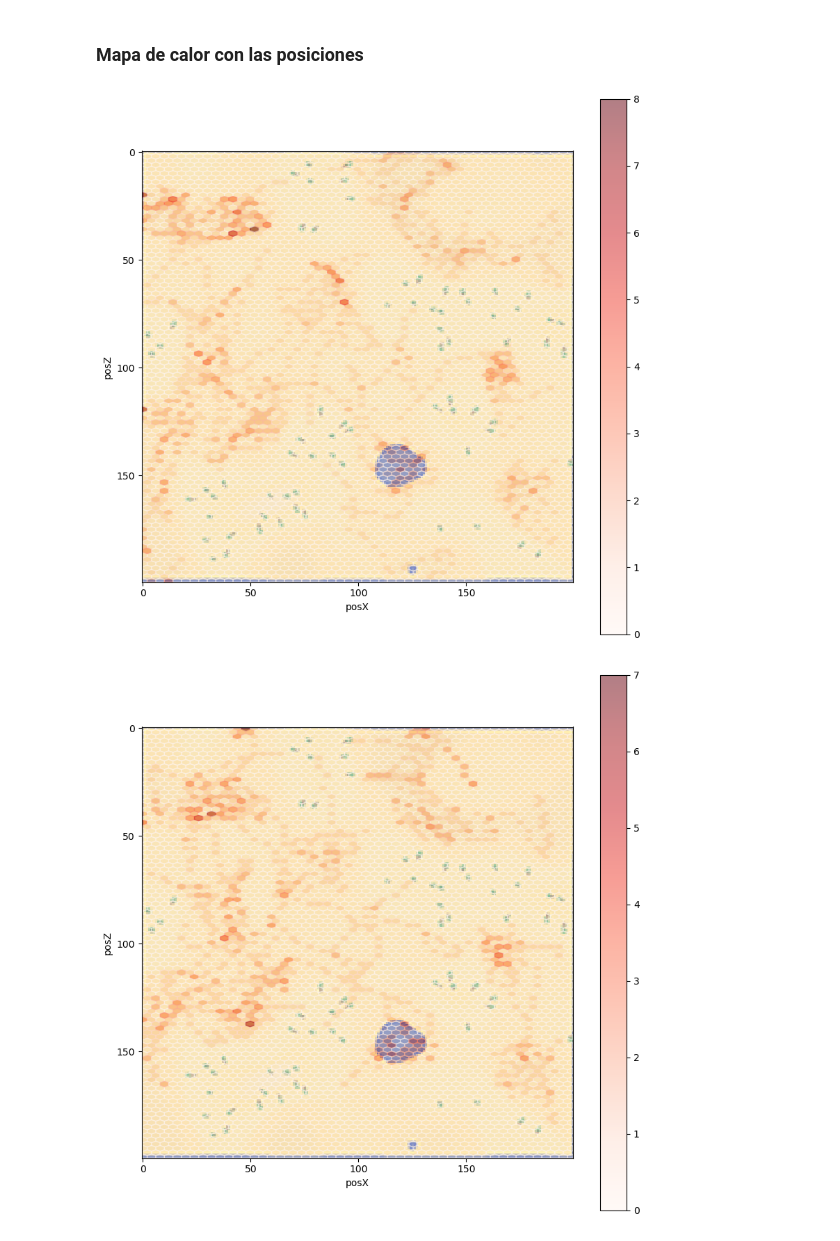
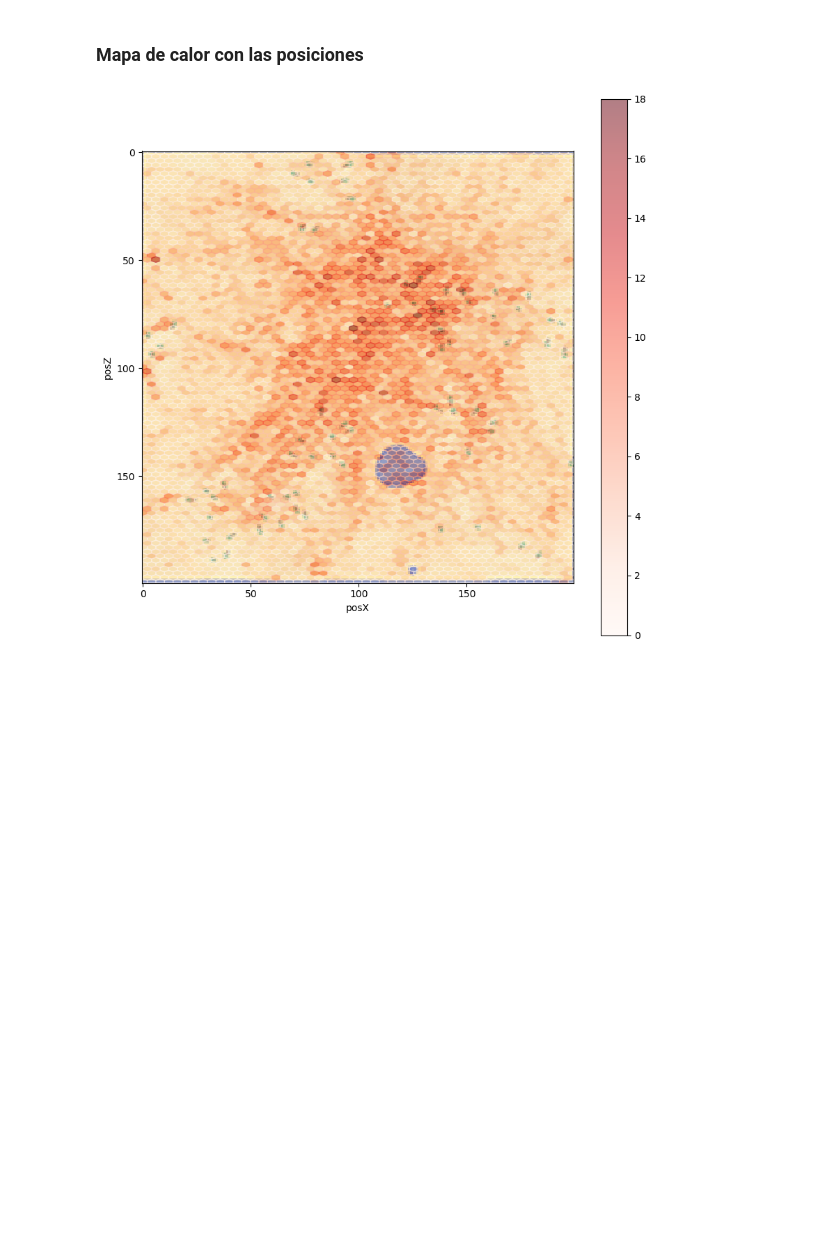
Before and after one commit to sarais02/ProyectoFinalUAJ, a Jupyter notebook: PhytonTracker/Analyze_map2.ipynb, the cells around one changed output. Drawn from its saved outputs; the diff is of its cells as text; code cells hidden in the pictures; blank space fills up the shorter version.

```diff
--- a/PhytonTracker/Analyze_map2.ipynb
+++ b/PhytonTracker/Analyze_map2.ipynb
@@ -90,18 +94,19 @@ Inicio de test:  0
 # %%
 # Guardar la imagen del mapa
 img = plt.imread("images/map3.png")
 
+dfTest = pd.DataFrame()
 for i, currentSession in enumerate(sessions):
     for j, currentTest in enumerate(currentSession):
-        dfTest = pd.DataFrame(currentTest)
-        # Definir las dimensiones del mapa
-        fig,ax = plt.subplots(figsize=(10,10)) #Tamaño en pulgadas de la imagen cuando se guarde
-        ax.imshow(img)
-        # Dibujar el mapa de calor
-        dfTest.plot.hexbin(fig = fig, ax = ax,x="posX", y="posZ", reduce_C_function=sum, gridsize=(50,50), extent=[0,199,0,199], alpha=0.5, cmap='Reds')
-        ax.set_xticks(range(0, 199, 50))
-        ax.set_yticks(range(0, 199, 50))
-        fig.savefig('heatmaps/map2/heatmapSession'+str(i)+'Test'+str(j)+'.png')
+        dfTest = pd.concat([dfTest, pd.DataFrame(currentTest)])
+
+# Definir las dimensiones del mapa
+fig,ax = plt.subplots(figsize=(10,10)) #Tamaño en pulgadas de la imagen cuando se guarde
+ax.imshow(img)
+# Dibujar el mapa de calor
+dfTest.plot.hexbin(fig = fig, ax = ax,x="posX", y="posZ", reduce_C_function=sum, gridsize=(50,50), extent=[0,199,0,199], alpha=0.5, cmap='Reds')
+ax.set_xticks(range(0, 199, 50))
+ax.set_yticks(range(0, 199, 50))
+fig.savefig('heatmaps/map2/heatmapAllSessionsMerge.png') # Lo mismo, usar nombre de mapa
 # %% [output]
-[figure, old version]
+[figure, new version]
-[figure, removed]
```
Also changed, not shown: parts of 2 cells of this notebook, 4 other files.
